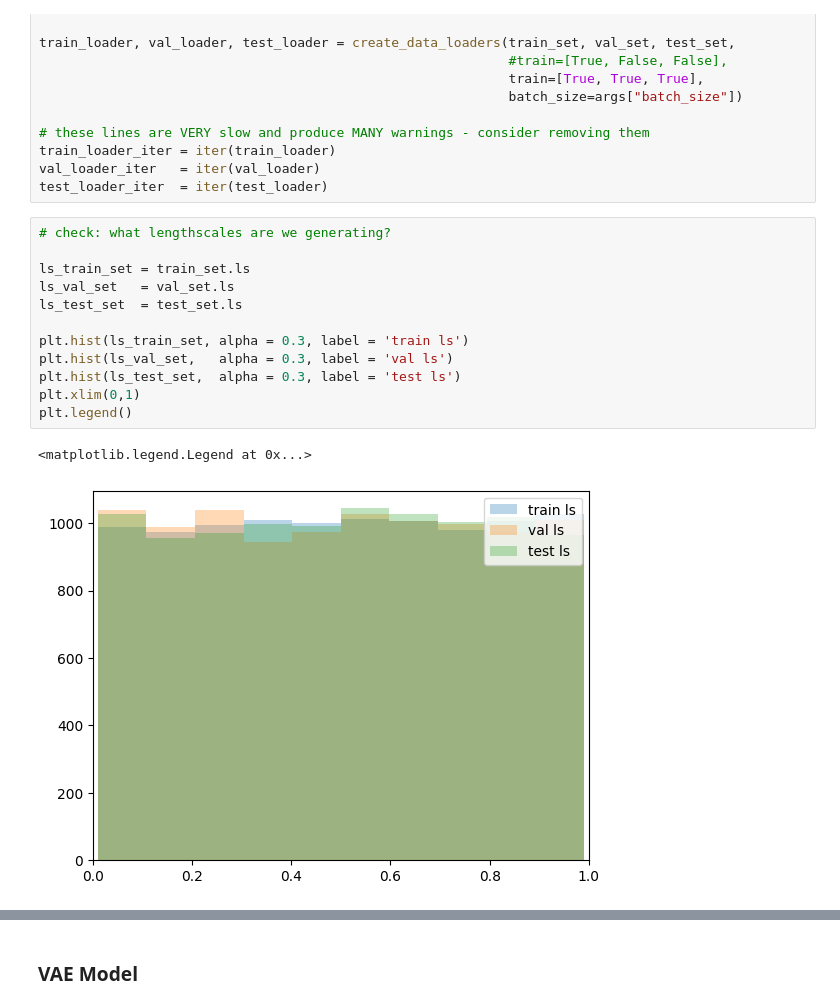
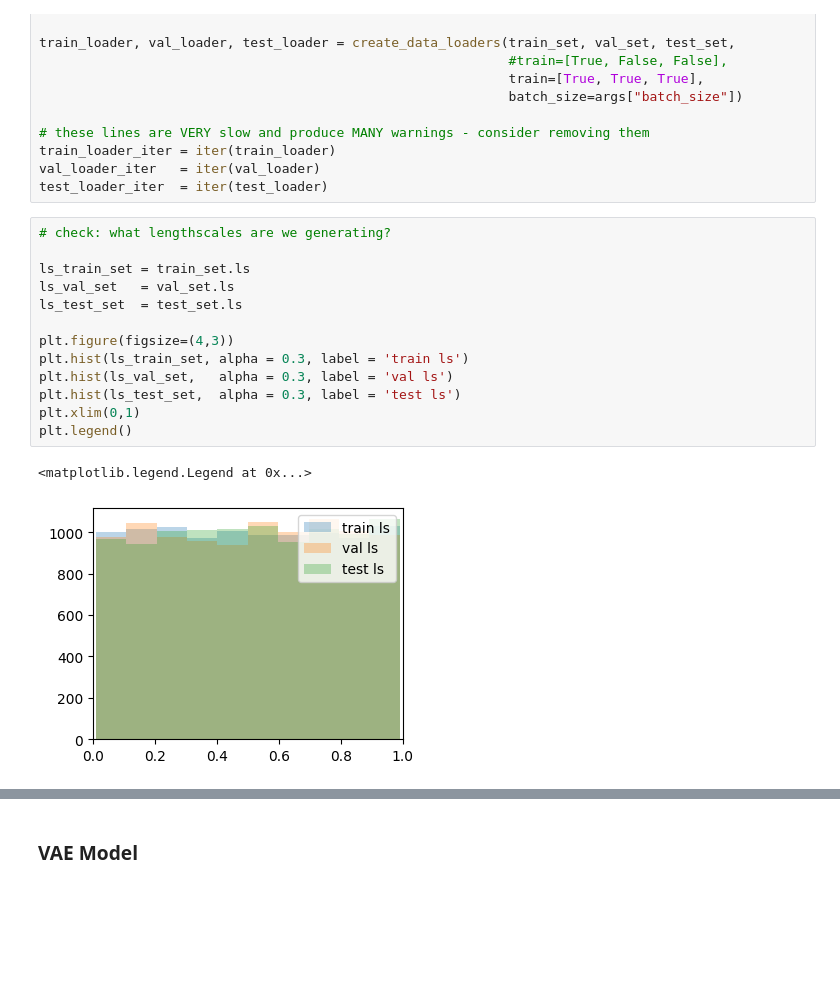
Before and after one commit to elizavetasemenova/PriorCVAE_JAX, a Jupyter notebook: Main Notebook.ipynb, the cells around one changed output, grey strips where cells are left out. Drawn from its saved outputs; the diff is of its cells as text; blank space fills up the shorter version.

```diff
--- a/Main Notebook.ipynb
+++ b/Main Notebook.ipynb
@@ -109,18 +109,19 @@ test_loader_iter  = iter(test_loader)
 # %%
 # check: what lengthscales are we generating?
 
 ls_train_set = train_set.ls
 ls_val_set   = val_set.ls
 ls_test_set  = test_set.ls
 
+plt.figure(figsize=(4,3))
 plt.hist(ls_train_set, alpha = 0.3, label = 'train ls')
 plt.hist(ls_val_set,   alpha = 0.3, label = 'val ls')
 plt.hist(ls_test_set,  alpha = 0.3, label = 'test ls')
 plt.xlim(0,1)
 plt.legend()
 # %% [output]
 <matplotlib.legend.Legend at 0x...>
-[figure, old version]
+[figure, new version]
 # %%
 # check: what trajectories are we generating?
 
```
Also changed, not shown: parts of 6 cells of this notebook, 1 other file.
